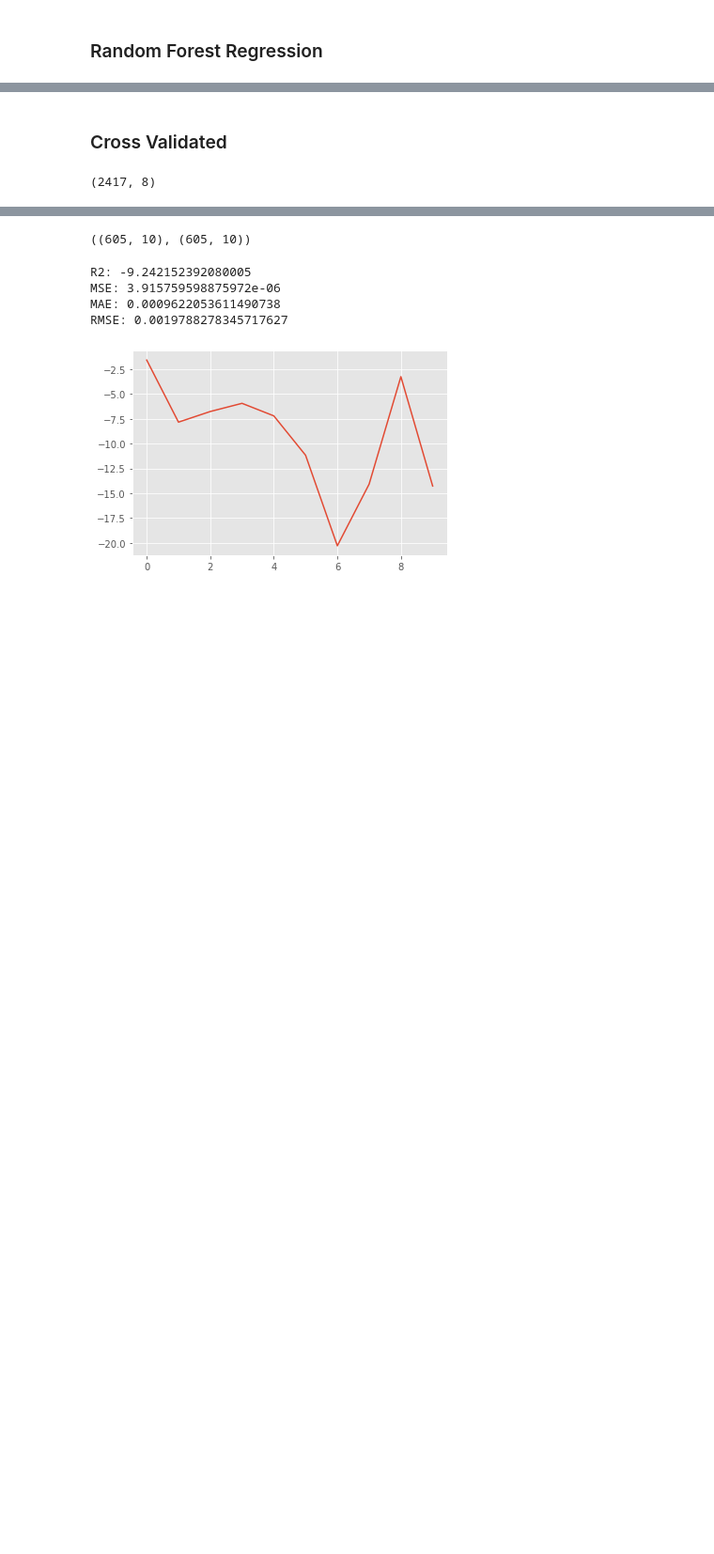
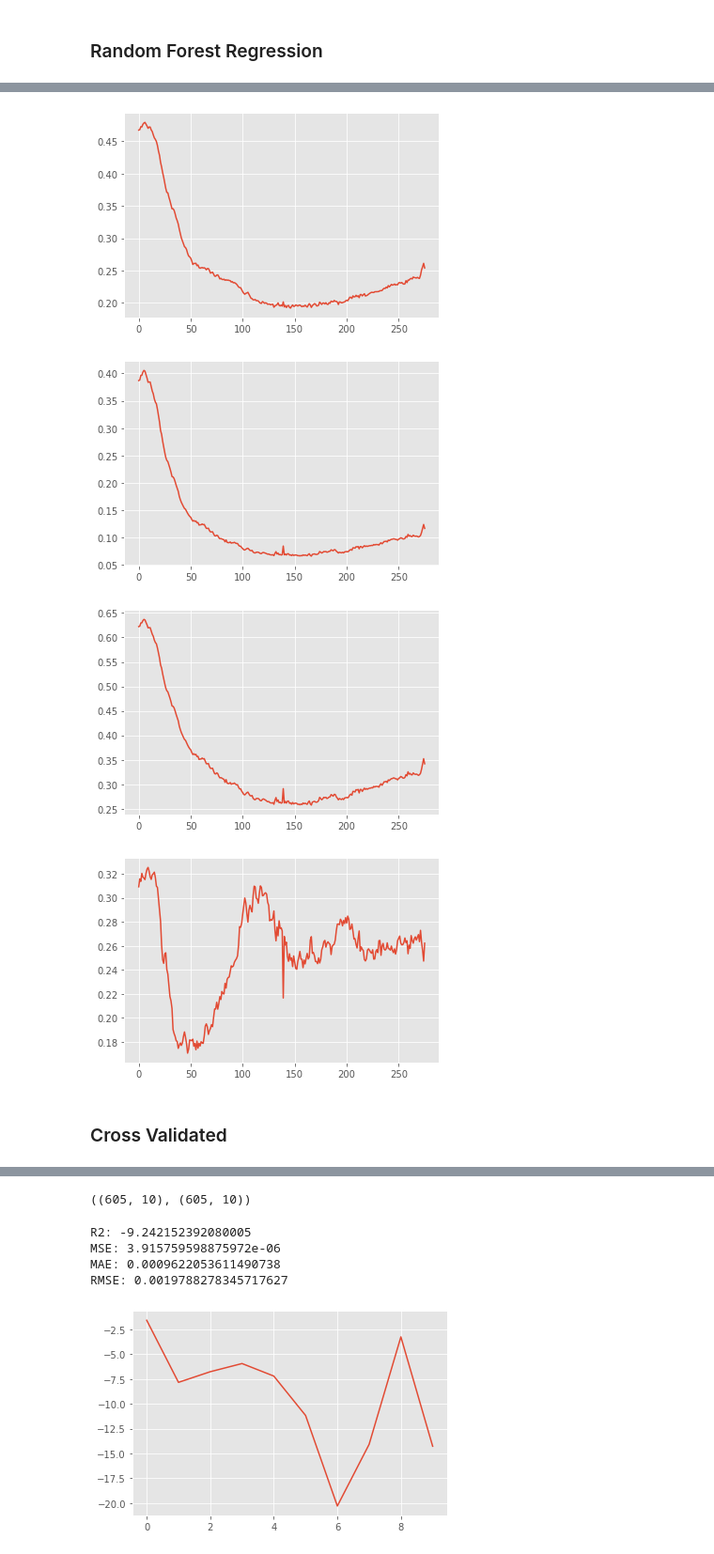
Before and after one commit to IPL-UV/ml4ocean, a Jupyter notebook: notebooks/3_models/0_control_baseline.ipynb, the cells around one changed output, grey strips where cells are left out. Shown at 94% size. Cells and saved outputs as stored; diff of their text form; code cells hidden in the pictures; blank space fills up the shorter version.

```diff
--- a/notebooks/3_models/0_control_baseline.ipynb
+++ b/notebooks/3_models/0_control_baseline.ipynb
@@ -96,3 +204,13 @@ plot_stat_levels(ypred, ytest, stat='r2')
+# %%
+plot_stat_levels(ypred, ytest, stat='mae')
+plot_stat_levels(ypred, ytest, stat='mse')
+plot_stat_levels(ypred, ytest, stat='rmse')
+plot_stat_levels(ypred, ytest, stat='r2')
+# %% [output]
+[figure, added]
+[figure, added]
+[figure, added]
+[figure, added]
 # %% [markdown]
 ### Cross Validated
 # %%
@@ -113,10 +231,6 @@ param_grid = {
     'min_samples_leaf': min_samples_leaf,
     'bootstrap': bootstrap
 }
-# %%
-xtrain_norm.shape
-# %% [output]
-(2417, 8)
 # %%
 rf_clf = RandomForestRegressor()
 
```
Also changed, not shown: parts of 30 cells of this notebook, 4 other files.
